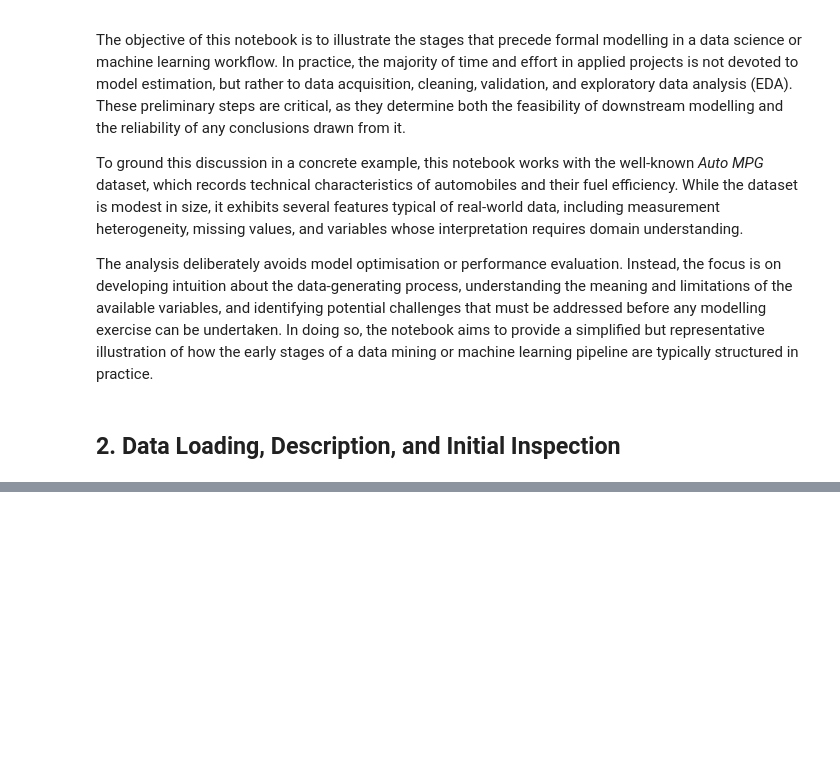
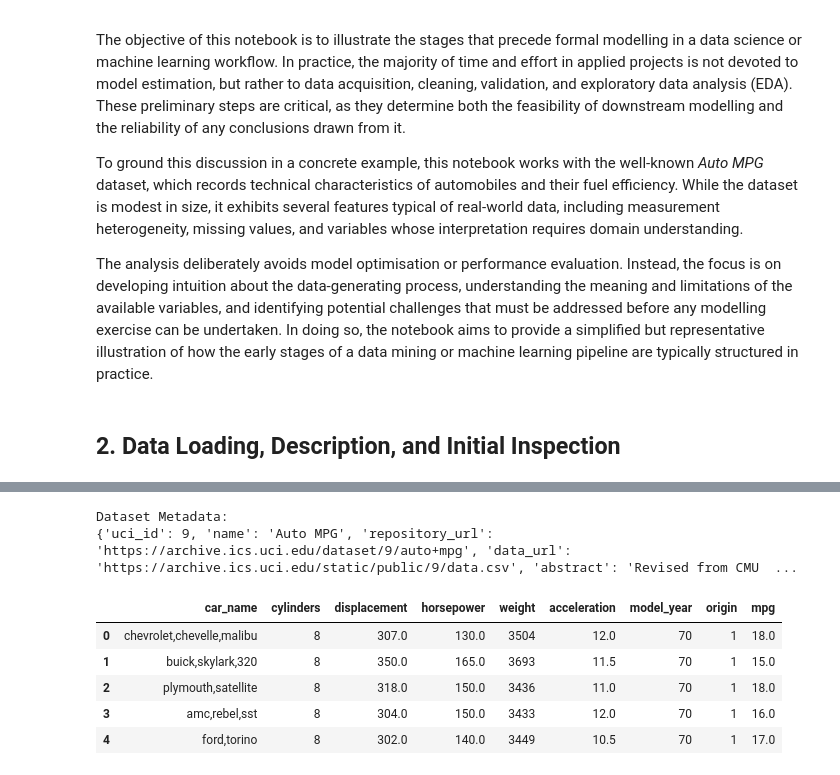
Before and after one commit to YVYX04/Introduction-to-Statistical-Learning, a Jupyter notebook: 01_data_science_fundamentals/02_mini_ml_project.ipynb, the cells around one changed output, grey strips where cells are left out. Saved outputs shown, nothing was run; the diff lists cells and outputs as text; code cells hidden in the pictures; blank space fills up the shorter version.

```diff
--- a/01_data_science_fundamentals/02_mini_ml_project.ipynb
+++ b/01_data_science_fundamentals/02_mini_ml_project.ipynb
@@ -34,0 +44,34 @@ The analysis deliberately avoids model optimisation or performance evaluation. I
+# %%
+# essential libraries for data manipulation and visualization
+import pandas as pd # data manipulation
+import numpy as np # numerical operations
+import matplotlib.pyplot as plt # basic plotting
+import seaborn as sns # for enhanced visualizations
+
+# loading the original auto mpg dataset
+from ucimlrepo import fetch_ucirepo
+
+# fetch dataset
+auto_mpg = fetch_ucirepo(id=9)
+
+# data (as pandas dataframes)
+data = auto_mpg.data.original
+
+# metadata
+print("Dataset Metadata:")
+print(auto_mpg.metadata)
+
+# convert to a single DataFrame for easier manipulation
+data = pd.DataFrame(data)
+
+# display first few rows of the dataset
+data.head()
+# %% [output]
+Dataset Metadata:
+{'uci_id': 9, 'name': 'Auto MPG', 'repository_url': 'https://archive.ics.uci.edu/dataset/9/auto+mpg', 'data_url': 'https://archive.ics.uci.edu/static/public/9/data.csv', 'abstract': 'Revised from CMU  ...
+|  | car_name | cylinders | displacement | horsepower | weight | acceleration | model_year | origin | mpg |
+| 0 | chevrolet,chevelle,malibu | 8 | 307.0 | 130.0 | 3504 | 12.0 | 70 | 1 | 18.0 |
+| 1 | buick,skylark,320 | 8 | 350.0 | 165.0 | 3693 | 11.5 | 70 | 1 | 15.0 |
+| 2 | plymouth,satellite | 8 | 318.0 | 150.0 | 3436 | 11.0 | 70 | 1 | 18.0 |
+| 3 | amc,rebel,sst | 8 | 304.0 | 150.0 | 3433 | 12.0 | 70 | 1 | 16.0 |
+| 4 | ford,torino | 8 | 302.0 | 140.0 | 3449 | 10.5 | 70 | 1 | 17.0 |
```
Also changed, not shown: parts of 29 cells of this notebook.
